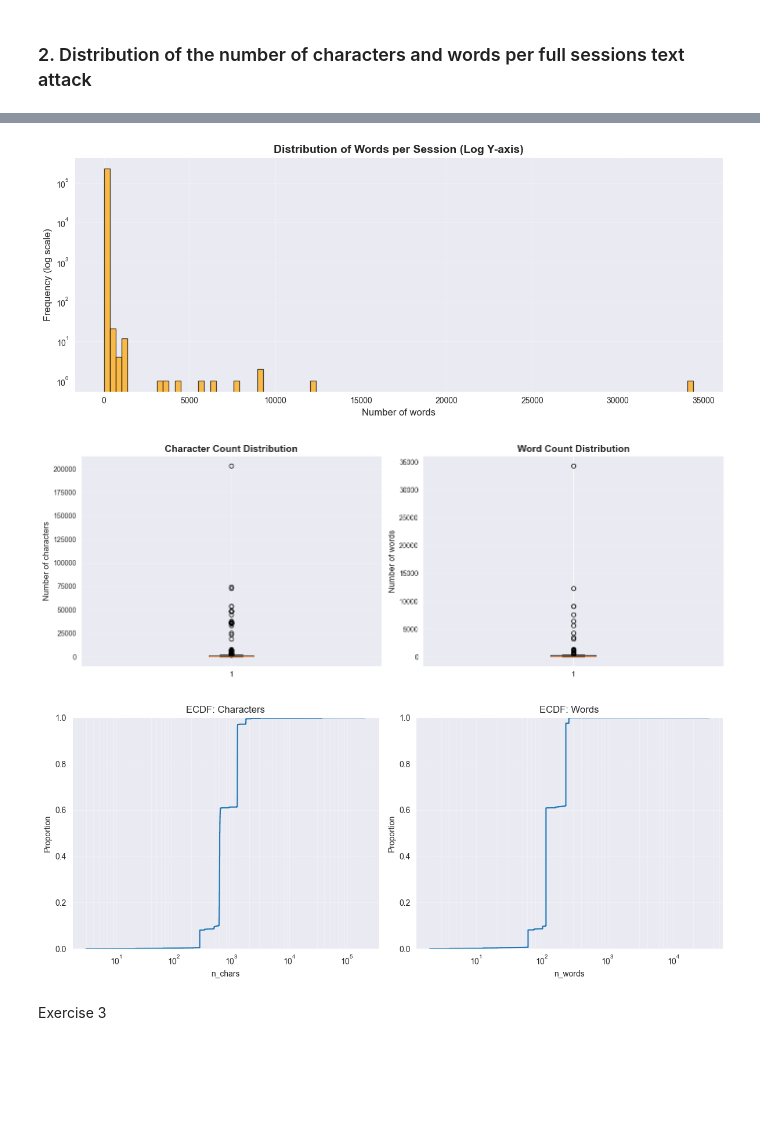
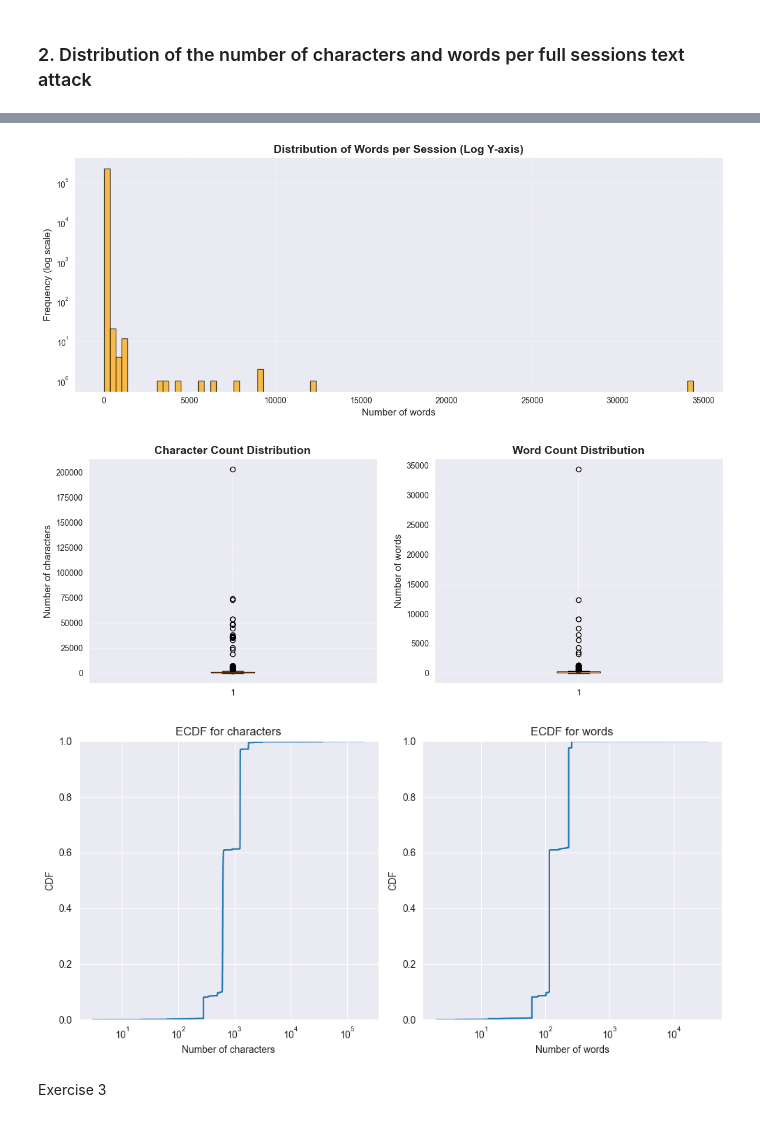
Before and after one commit to SteLib/ML-ssh-session-classifier, a Jupyter notebook: section_1_pre_processing.ipynb, the cells around one changed output, grey strips where cells are left out. Drawn from its saved outputs; the diff is of its cells as text; code cells hidden in the pictures; blank space fills up the shorter version.

```diff
--- a/section_1_pre_processing.ipynb
+++ b/section_1_pre_processing.ipynb
@@ -331,50 +334,53 @@ axes[0].grid(axis='y', alpha=0.3)
 # Word count boxplot
 axes[1].boxplot(df['n_words'], vert=True)
 axes[1].set_ylabel('Number of words', fontsize=12)
 axes[1].set_title('Word Count Distribution', fontsize=14, fontweight='bold')
 axes[1].grid(axis='y', alpha=0.3)
 
-plt.tight_layout()
-plt.show()
+# ECDF PLOTS (Log scale for better visualization of distribution tails)
+plt.figure(figsize=(10,5))
+plt.subplot(1,2,1)
+sns.ecdfplot(
+    data = df["n_chars"],
+    log_scale=True
+)
+plt.title("ECDF for characters")
+plt.xlabel("Number of characters")
+plt.ylabel("CDF")
 
-# -----------------------
-# ECDF
-# -----------------------
-plt.figure(figsize=(12, 5))
-plt.subplot(1, 2, 1)
-sns.ecdfplot(df['n_chars'], log_scale=True)
-plt.title("ECDF: Characters")
-plt.grid(True, which="both", alpha=0.3)
-
-plt.subplot(1, 2, 2)
-sns.ecdfplot(df['n_words'], log_scale=True)
-plt.title("ECDF: Words")
-plt.grid(True, which="both", alpha=0.3)
+plt.subplot(1,2,2)
+sns.ecdfplot(
+    data = df["n_words"],
+    log_scale=True
+)
+plt.title("ECDF for words")
+plt.xlabel("Number of words")
+plt.ylabel("CDF")
 
 plt.tight_layout()
 plt.show()
 # %% [output]
 === CHARACTER COUNTS ===
 count    233035.000000
 mean        926.972605
 std        1756.736446
 min           3.000000
 25%         614.000000
 50%         620.000000
 75%        1254.000000
 max      203442.000000
 Name: n_chars, dtype: float64
 
 Unique character lengths: 779
 ... (9 lines left out)
 max       34404.000000
 Name: n_words, dtype: float64
 
 Unique word counts: 261
 [figure]
 [figure]
-[figure, old version]
+[figure, new version]
-[figure, old version]
+[figure, new version]
 # %% [markdown]
 Exercise 3
 # %% [markdown]
```
Also changed, not shown: parts of 11 cells of this notebook.
